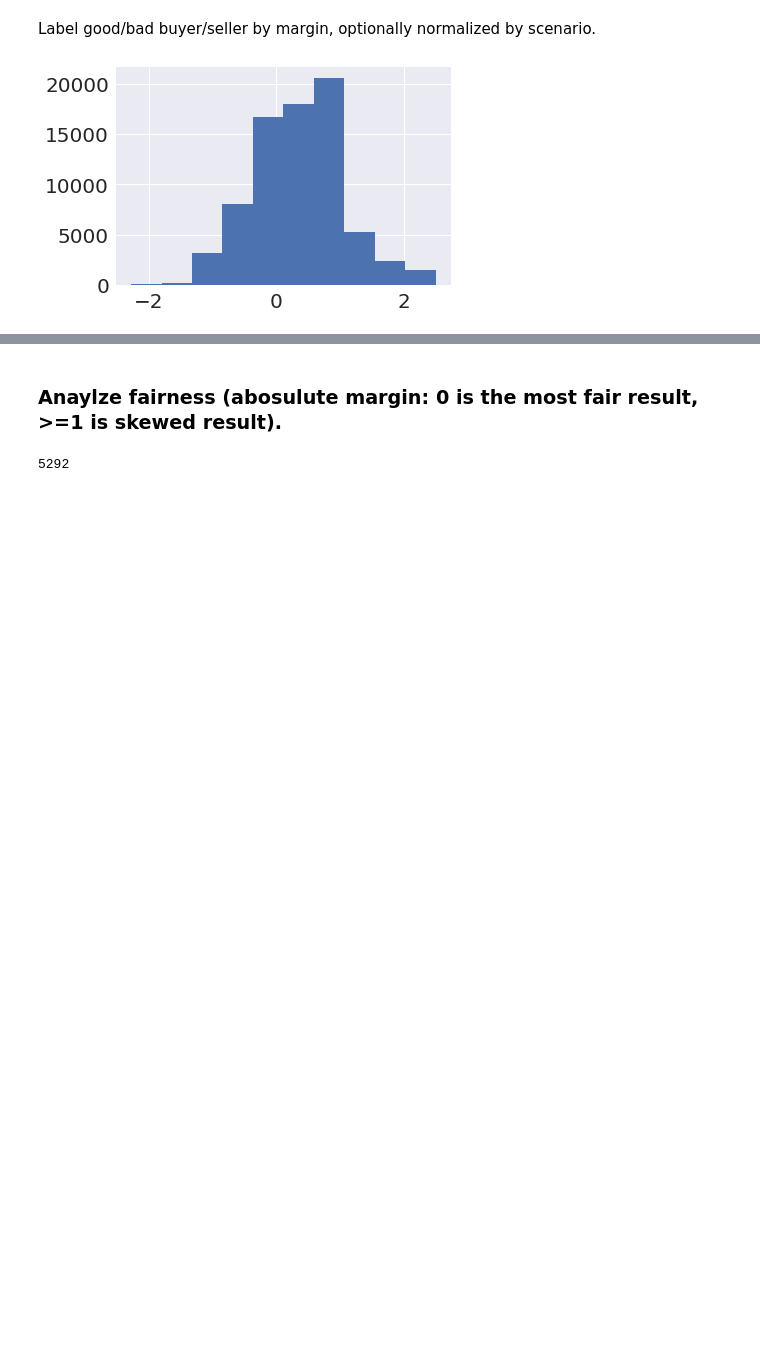
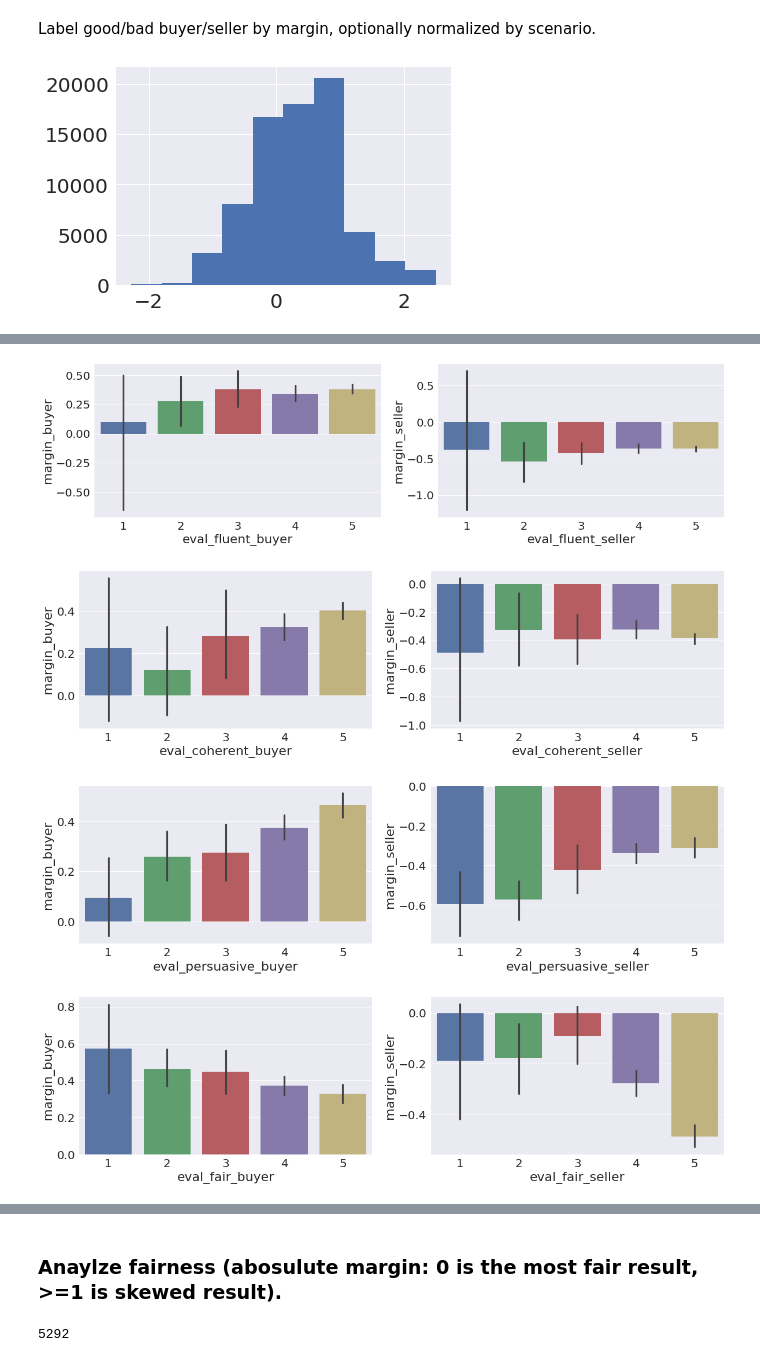
Before and after one commit to stanfordnlp/cocoa, a Jupyter notebook: negotiation_analysis.ipynb, the cells around one changed output, grey strips where cells are left out. Drawn from its saved outputs; the diff is of its cells as text; code cells hidden in the pictures; blank space fills up the shorter version.

```diff
--- a/negotiation_analysis.ipynb
+++ b/negotiation_analysis.ipynb
@@ -73 +84,15 @@ df[('label', 'seller')] = c
+# %%
+eval_cols = ['eval_{question}_{role}'.format(question=q, role=r) for r in ('buyer', 'seller') for q in Dialogue.eval_questions]
+d = df.loc[df['eval_persuasive_seller'] != -1][['chat_id', 'margin_seller', 'margin_buyer'] + eval_cols]
+for q in Dialogue.eval_questions:
+    fig, axes = plt.subplots(1, 2, figsize=(20, 5))
+    for i, r in enumerate(('buyer', 'seller')):
+        col = 'eval_{question}_{role}'.format(question=q, role=r)
+        d = d[d[col] != -1].groupby('chat_id').apply(lambda x: x.head(1))
+        g = sns.barplot(ax=axes[i], x=col, y='margin_{}'.format(r), data=d)
+# %% [output]
+[figure, added]
+[figure, added]
+[figure, added]
+[figure, added]
 # %%
```
Also changed, not shown: parts of 12 cells of this notebook, 3 other files.
